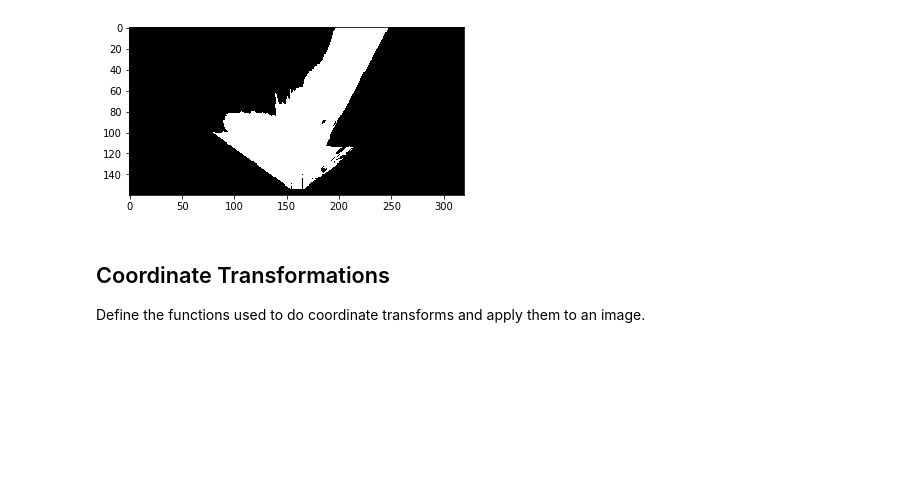
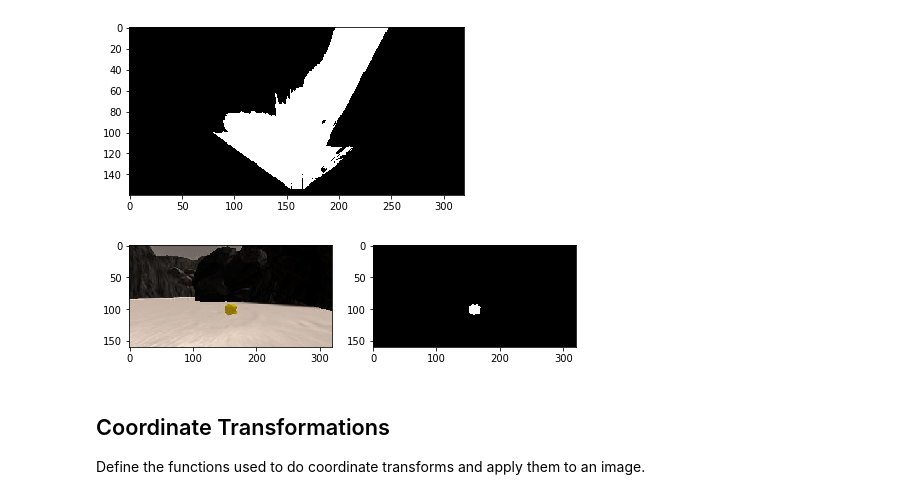
Before and after one commit to CCThompson82/RoboND-Rover-Project, a Jupyter notebook: code/Rover_Project_Test_Notebook.ipynb, the cells around one changed output. Cells and saved outputs as stored; diff of their text form; code cells hidden in the pictures; blank space fills up the shorter version.

```diff
--- a/code/Rover_Project_Test_Notebook.ipynb
+++ b/code/Rover_Project_Test_Notebook.ipynb
@@ -145,17 +145,25 @@ plt.imshow(threshed, cmap='gray')
 # %%
 def find_rocks(img, rgb_thresh=(100, 100, 50)):
     # Create an array of zeros same xy size as img, but single channel
     color_select = np.zeros_like(img[:,:,0])
     # Require that each pixel be above all three threshold values in RGB
     # above_thresh will now contain a boolean array with "True"
     # where threshold was met
     above_thresh = (img[:,:,0] > rgb_thresh[0]) \
                 & (img[:,:,1] > rgb_thresh[1]) \
                 & (img[:,:,2] < rgb_thresh[2])
     # Index the array of zeros with the boolean array and set to 1
     color_select[above_thresh] = 1
     # Return the binary image
     return color_select
+f, axarr = plt.subplots(1,2, figsize=(8,10))
+rocks_binary = find_rocks(rock_img)
+
+axarr[0].imshow(rock_img)
+axarr[1].imshow(rocks_binary, cmap='gray')
+plt.show()
+# %% [output]
+[figure, added]
 # %% [markdown]
 ## Coordinate Transformations
 Define the functions used to do coordinate transforms and apply them to an image.
```
Also changed, not shown: parts of 4 cells of this notebook, 3 other files.
